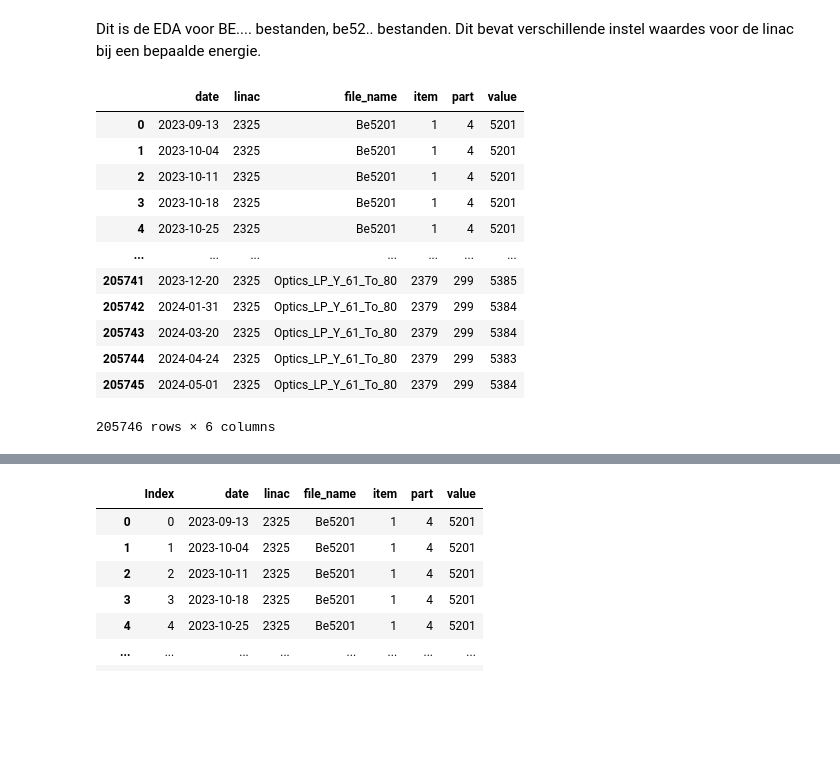
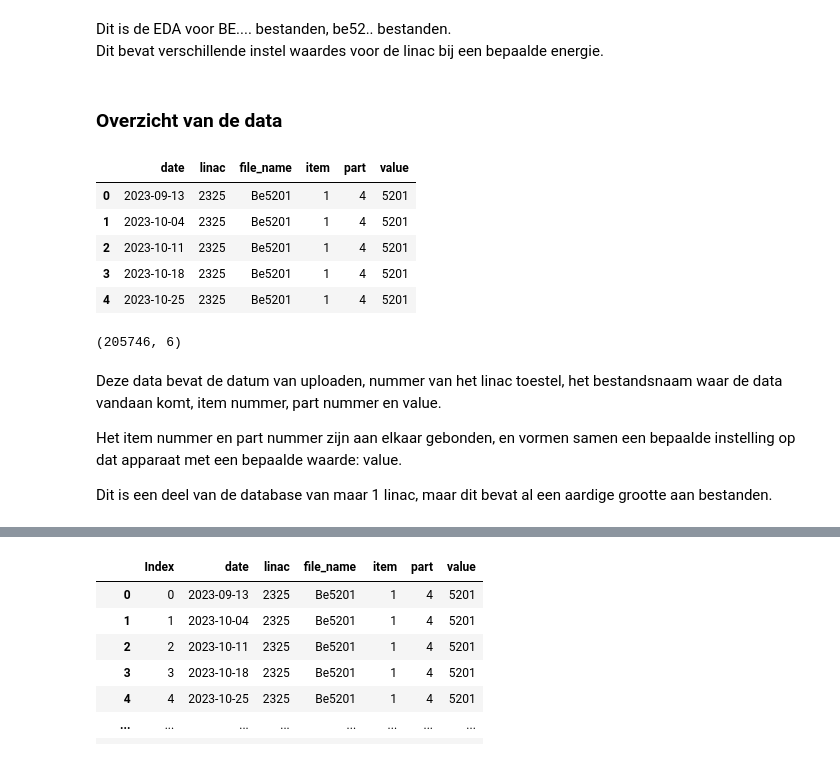
Before and after one commit to Larissavf/linac_research, a Jupyter notebook: EDA_be.ipynb, the cells around one changed output, grey strips where cells are left out. Cells and saved outputs as stored; diff of their text form; code cells hidden in the pictures; blank space fills up the shorter version.

```diff
--- a/EDA_be.ipynb
+++ b/EDA_be.ipynb
@@ -1,5 +1,6 @@
 # %% [markdown]
-Dit is de EDA voor BE.... bestanden, be52.. bestanden. Dit bevat verschillende instel waardes voor de linac bij een bepaalde energie.
+Dit is de EDA voor BE.... bestanden, be52.. bestanden.
+Dit bevat verschillende instel waardes voor de linac bij een bepaalde energie.
 # %%
 import pandas as pd
 import numpy as np
@@ -7,19 +10,24 @@ import matplotlib.pyplot as plt
+# %% [markdown]
+### Overzicht van de data
 # %%
 df_db = pd.read_csv("data/cal_changed.csv", header = None, names=["date", "linac", "file_name", "item", 'part', "value"], )
 names_files = list(set(df_db["file_name"]))
-df_db
+df_db.head()
 # %% [output]
 |  | date | linac | file_name | item | part | value |
 | 0 | 2023-09-13 | 2325 | Be5201 | 1 | 4 | 5201 |
 | 1 | 2023-10-04 | 2325 | Be5201 | 1 | 4 | 5201 |
 | 2 | 2023-10-11 | 2325 | Be5201 | 1 | 4 | 5201 |
 | 3 | 2023-10-18 | 2325 | Be5201 | 1 | 4 | 5201 |
 | 4 | 2023-10-25 | 2325 | Be5201 | 1 | 4 | 5201 |
-| ... | ... | ... | ... | ... | ... | ... |
-| 205741 | 2023-12-20 | 2325 | Optics_LP_Y_61_To_80 | 2379 | 299 | 5385 |
-| 205742 | 2024-01-31 | 2325 | Optics_LP_Y_61_To_80 | 2379 | 299 | 5384 |
-| 205743 | 2024-03-20 | 2325 | Optics_LP_Y_61_To_80 | 2379 | 299 | 5384 |
-| 205744 | 2024-04-24 | 2325 | Optics_LP_Y_61_To_80 | 2379 | 299 | 5383 |
-| 205745 | 2024-05-01 | 2325 | Optics_LP_Y_61_To_80 | 2379 | 299 | 5384 |
-205746 rows × 6 columns
+# %%
+df_db.shape
+# %% [output]
+(205746, 6)
+# %% [markdown]
+Deze data bevat de datum van uploaden, nummer van het linac toestel, het bestandsnaam waar de data vandaan komt, item nummer, part nummer en value.
+
+Het item nummer en part nummer zijn aan elkaar gebonden, en vormen samen een bepaalde instelling op dat apparaat met een bepaalde waarde: value.
+
+Dit is een deel van de database van maar 1 linac, maar dit bevat al een aardige grootte aan bestanden.
 # %% [markdown]
```
Also changed, not shown: parts of 32 cells of this notebook.
